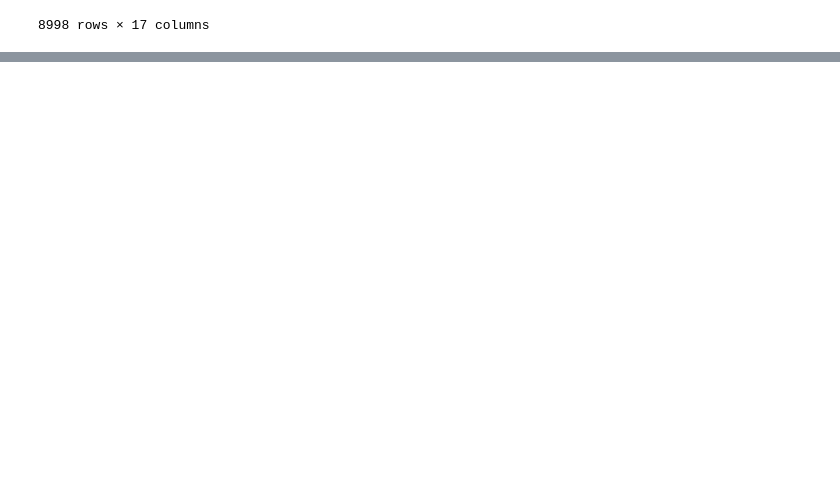
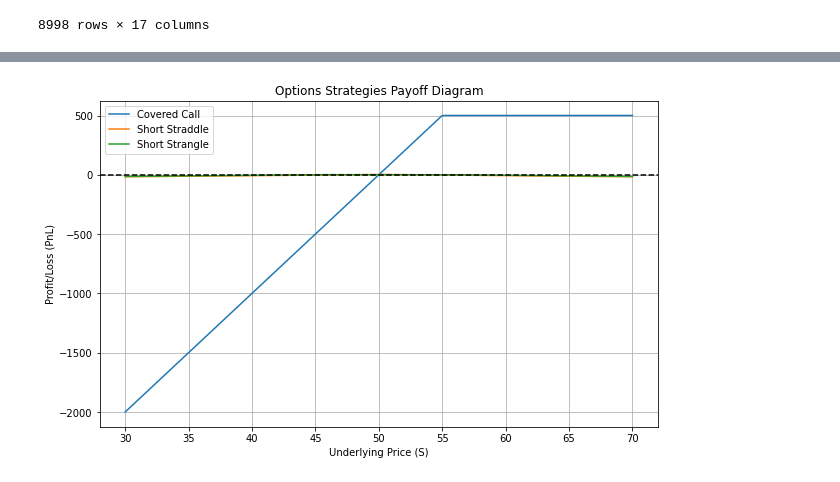
Before and after one commit to lanfeustX/Backtest, a Jupyter notebook: strat.ipynb, the cells around one changed output, grey strips where cells are left out. Drawn from its saved outputs; the diff is of its cells as text; code cells hidden in the pictures; blank space fills up the shorter version.

```diff
--- a/strat.ipynb
+++ b/strat.ipynb
@@ -1821,0 +2530,88 @@ beta = fit_beta(pd.DataFrame(generated_data), X_train)
+# %%
+import numpy as np
+import matplotlib.pyplot as plt
+
+def option_payoff(S, K, option_type="call"):
+    if option_type == "call":
+        return np.maximum(S - K, 0)
+    elif option_type == "put":
+        return np.maximum(K - S, 0)
+    else:
+        raise ValueError("Invalid option type. Must be 'call' or 'put'.")
+
+
+def plot_strategy(S_range, strategies, labels):
+    plt.figure(figsize=(10, 6))
+    for strategy, label in zip(strategies, labels):
+        plt.plot(S_range, strategy, label=label)
+
+    plt.xlabel("Underlying Price (S)")
+    plt.ylabel("Profit/Loss (PnL)")
+    plt.title("Options Strategies Payoff Diagram")
+    plt.axhline(y=0, color="black", linestyle="--")  # Add a horizontal line at y=0
+    plt.legend()
+    plt.grid(True)
+    plt.show()
+
+
+
+def calculate_strategy(strategy_name, S_range, params):
+
+    if strategy_name == "short_straddle":
+        K = params['K']
+        premium = params['premium']
+        call_payoff = -option_payoff(S_range, K, "call")
+        put_payoff = -option_payoff(S_range, K, "put")
+        strategy_pnl = call_payoff + put_payoff + premium
+
+    elif strategy_name == "short_strangle":
+        K1 = params['K1']
+        K2 = params['K2']
+        premium = params['premium']
+        call_payoff = -option_payoff(S_range, K2, "call")
+        put_payoff = -option_payoff(S_range, K1, "put")
+        strategy_pnl = call_payoff + put_payoff + premium
+
+    elif strategy_name == "covered_call":
+        K = params["K"]
+        premium = params["premium"]
+        stock_price = params['stock_price']  # Current stock price
+        shares_owned = params.get('shares_owned',100) # Number of Shares owned, Default 100
+        strategy_pnl = (np.minimum(S_range, K) - stock_price + premium/shares_owned)*shares_owned
+
+
+
+    # Add more strategies here (e.g., butterfly, condor, etc.)
+    else:
+        raise ValueError("Invalid strategy name.")
+
+    return strategy_pnl
+
+
+
+
+# Example usage:
+
+S_range = np.linspace(30, 70, 400)  # Range of underlying prices
+
+
+# Covered Call Example
+covered_call_params = {"K": 55, "premium": 1, "stock_price": 50, "shares_owned": 100 } # add number of shares owned here
+covered_call_pnl = calculate_strategy("covered_call", S_range, covered_call_params)
+
+
+# Short Straddle Example
+straddle_params = {"K": 50, "premium": 4}
+straddle_pnl = calculate_strategy("short_straddle", S_range, straddle_params)
+
+# Short Strangle Example
+strangle_params = {"K1": 45, "K2": 55, "premium": 2}
+strangle_pnl = calculate_strategy("short_strangle", S_range, strangle_params)
+
+
+strategies = [covered_call_pnl, straddle_pnl, strangle_pnl]
+labels = ["Covered Call", "Short Straddle", "Short Strangle"]
+
+plot_strategy(S_range, strategies, labels)
+# %% [output]
+[figure, added]
```
Also changed, not shown: parts of 62 cells of this notebook.
